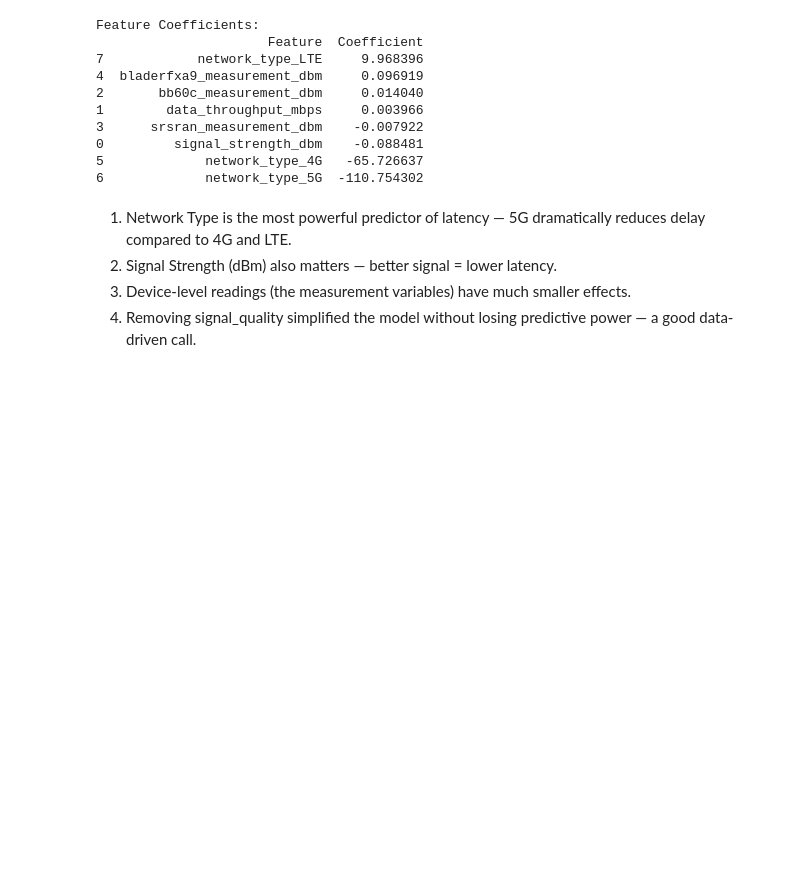
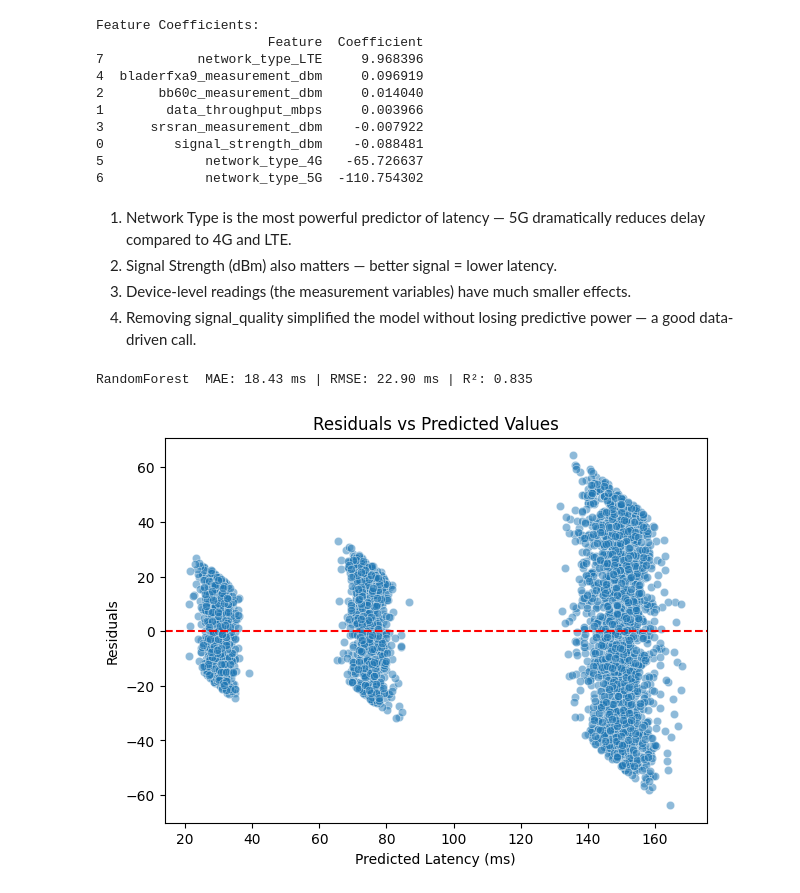
Before and after one commit to izaan-khudadad/Data-Mining, a Jupyter notebook: Datamining_project3.ipynb, the cells around one changed output. Saved outputs shown, nothing was run; the diff lists cells and outputs as text; code cells hidden in the pictures; blank space fills up the shorter version.

```diff
--- a/Datamining_project3.ipynb
+++ b/Datamining_project3.ipynb
@@ -137,0 +165,50 @@ Feature Coefficients:
+# %%
+df['lat_bucket'] = df['latitude'].round(3)
+df['lon_bucket'] = df['longitude'].round(3)
+
+dev_cols = ['bb60c_measurement_dbm','srsran_measurement_dbm','bladerfxa9_measurement_dbm']
+df['device_dbm_mean'] = df[dev_cols].mean(axis=1)
+
+# Select features (drop signal_quality since it was mostly zero)
+num_features = ['signal_strength_dbm','data_throughput_mbps','device_dbm_mean','hour','weekday']
+cat_features = ['network_type','locality','lat_bucket','lon_bucket']  # feel free to remove 'locality' if too many levels
+
+X = df[num_features + cat_features]
+y = df['latency_ms']
+
+# Preprocess
+pre = ColumnTransformer([
+    ('cat', OneHotEncoder(handle_unknown='ignore', drop='first'), cat_features),
+    ('num', 'passthrough', num_features)
+])
+# %%
+rf = RandomForestRegressor(random_state=42, n_estimators=300, max_depth=None, min_samples_leaf=3, n_jobs=-1)
+
+pipe = Pipeline([
+    ('prep', pre),
+    ('model', rf)
+])
+# %%
+X_train, X_test, y_train, y_test = train_test_split(X, y, test_size=0.2, random_state=42)
+pipe.fit(X_train, y_train)
+y_pred = pipe.predict(X_test)
+# %%
+import math
+mae = mean_absolute_error(y_test, y_pred)
+rmse = math.sqrt(((y_test - y_pred)**2).mean())
+r2 = r2_score(y_test, y_pred)
+
+print(f"RandomForest  MAE: {mae:.2f} ms | RMSE: {rmse:.2f} ms | R²: {r2:.3f}")
+# %% [output]
+RandomForest  MAE: 18.43 ms | RMSE: 22.90 ms | R²: 0.835
+# %%
+residuals = y_test - y_pred
+plt.figure(figsize=(7,5))
+sns.scatterplot(x=y_pred, y=residuals, alpha=0.5)
+plt.axhline(0, color='red', linestyle='--')
+plt.xlabel("Predicted Latency (ms)")
+plt.ylabel("Residuals")
+plt.title("Residuals vs Predicted Values")
+plt.show()
+# %% [output]
+[figure, added]
```
Also changed, not shown: parts of 14 cells of this notebook.
